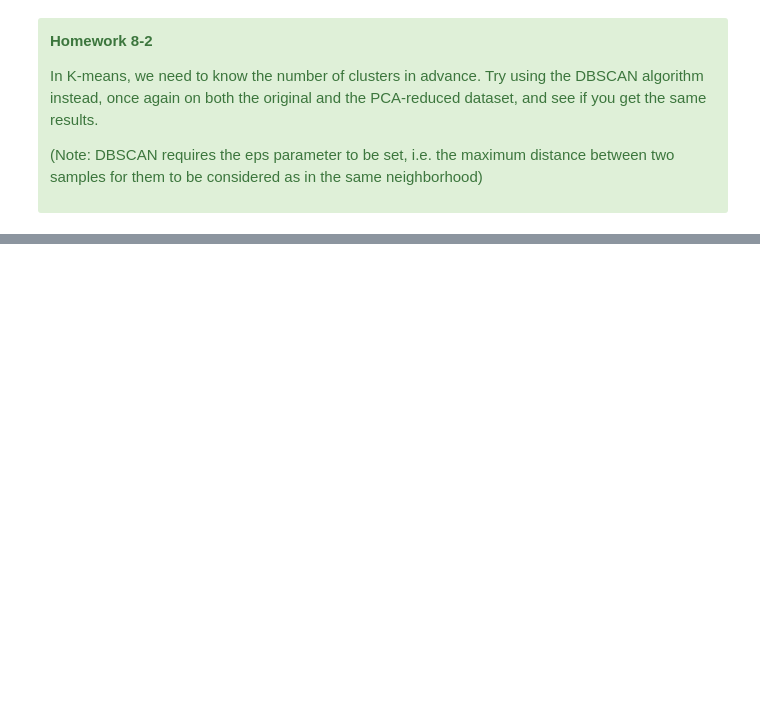
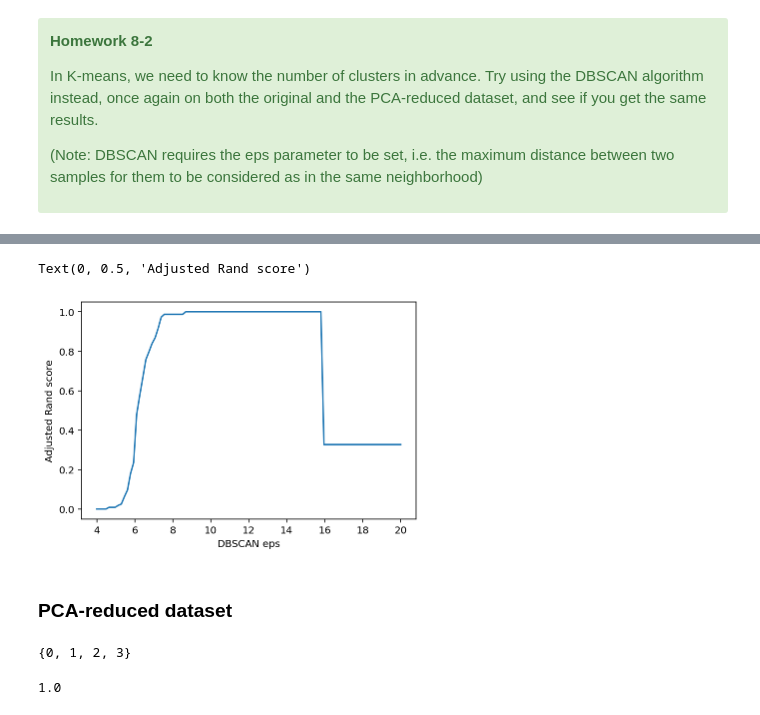
Before and after one commit to uspas/2020_optimization_and_ml, a Jupyter notebook: lab_solutions/lab_08/lab_08_solution.ipynb, the cells around one changed output, grey strips where cells are left out. Cells and saved outputs as stored; diff of their text form; code cells hidden in the pictures; blank space fills up the shorter version.

```diff
--- a/lab_solutions/lab_08/lab_08_solution.ipynb
+++ b/lab_solutions/lab_08/lab_08_solution.ipynb
@@ -564,0 +650,28 @@ In K-means, we need to know the number of clusters in advance. Try using the DBS
+# %%
+# Find the eps that can reproduce the labels
+@np.vectorize
+def adjusted_rand_score_for_eps(eps):
+    clustering = DBSCAN(eps=eps).fit(X1)
+    Y2 = clustering.labels_
+    return adjusted_rand_score(Y1, Y2)
+
+y = adjusted_rand_score_for_eps(x)
+plt.plot(x, y)
+plt.xlabel('DBSCAN eps')
+plt.ylabel('Adjusted Rand score')
+# %% [output]
+Text(0, 0.5, 'Adjusted Rand score')
+[figure, added]
+# %% [markdown]
+### PCA-reduced dataset
+# %%
+pca_clustering = DBSCAN(eps=10).fit(pc)
+Y3 = pca_clustering.labels_
+set(Y3)
+# %% [output]
+{0, 1, 2, 3}
+# %%
+# Compare with the true labels. Perfect agreement.
+adjusted_rand_score(Y1, Y3)
+# %% [output]
+1.0
```
Also changed, not shown: parts of 31 cells of this notebook.
